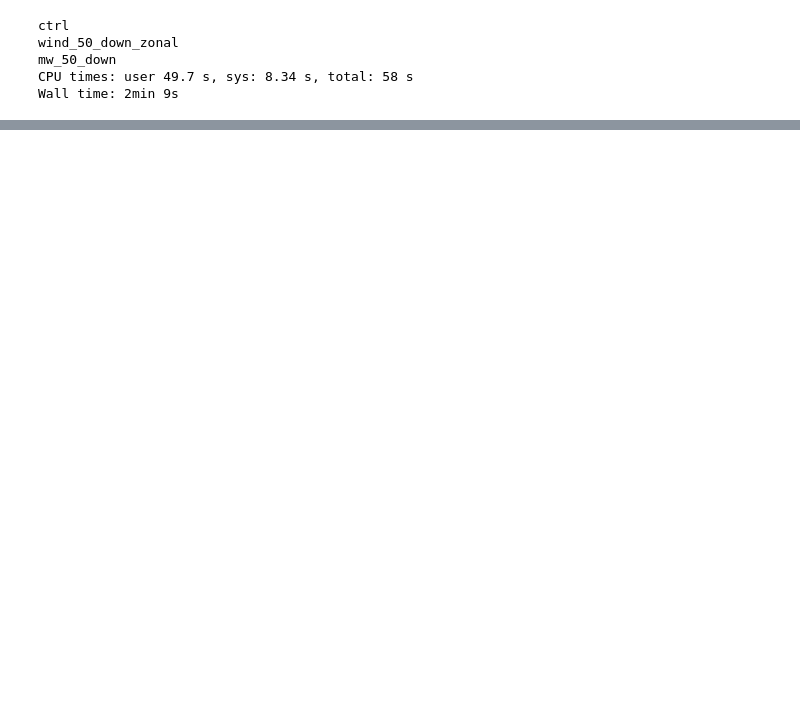
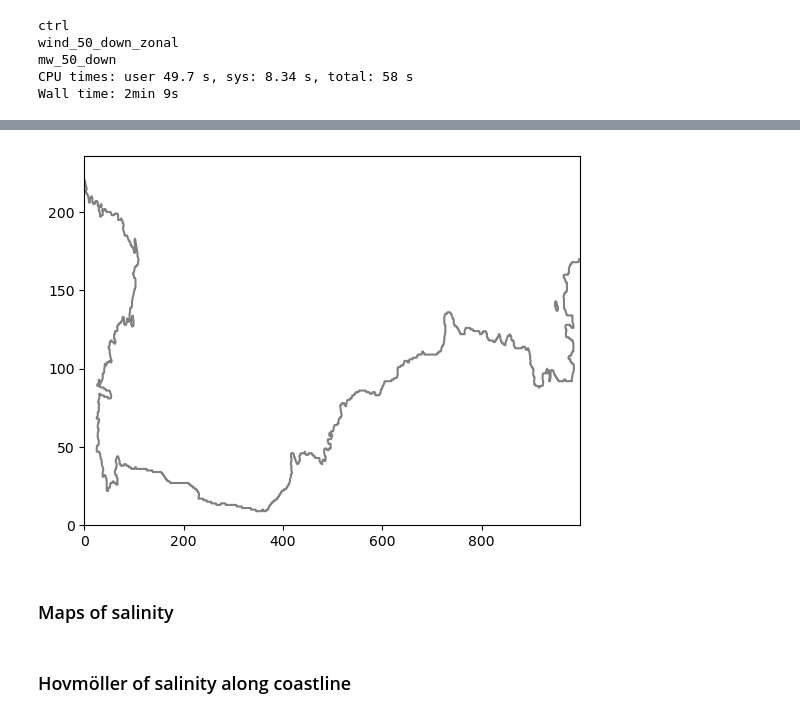
Before and after one commit to schmidt-christina/Schmidt_et_al_2025b, a Jupyter notebook: processing_published_data.ipynb, the cells around one changed output, grey strips where cells are left out. Saved outputs shown, nothing was run; the diff lists cells and outputs as text; code cells hidden in the pictures; blank space fills up the shorter version.

```diff
--- a/processing_published_data.ipynb
+++ b/processing_published_data.ipynb
@@ -558,0 +650,18 @@ ds_swmt.to_netcdf(path_data_published + 'Surface_water_mass_transformation_Ross_
+# %%
+# Function to compute cumulative distances along a lat/lon line
+def distance_along_line(lat_line, lon_line, return_cum_dist=False):
+    # Initialize an array to store the distances
+    distances = np.zeros(len(lat_line) - 1)
+
+    # Loop over each consecutive pair of points and compute the distance
+    for i in range(len(lat_line) - 1):
+        distances[i] = haversine(lat_line[i], lon_line[i],
+                                 lat_line[i+1], lon_line[i+1])
+
+    # Calculate the cumulative distance along the line
+    cumulative_distances = np.cumsum(distances)
+
+    if return_cum_dist == True:
+        return cumulative_distances
+    else:
+        return distances
@@ -558,0 +672,34 @@ ds_swmt.to_netcdf(path_data_published + 'Surface_water_mass_transformation_Ross_
+# %%
+""" Coastal contour"""
+coast_land_mask = land_mask.sel(
+    yt_ocean=slice(-79, -69), xt_ocean=slice(-200, -100))
+xt_ocean = coast_land_mask.xt_ocean
+yt_ocean = coast_land_mask.yt_ocean
+x_contour = []
+y_contour = []
+
+# Create the contour:
+cs = plt.contour(coast_land_mask, levels=[0], colors='grey')
+
+for collection in cs.collections:
+    for path in collection.get_paths():
+        for ii in range(np.size(path.vertices[:, 0])):
+            x_contour.append(int(np.round(path.vertices[ii][0])))
+            y_contour.append(int(np.round(path.vertices[ii][1])))
+
+lat_contour = np.zeros((len(x_contour)))
+lon_contour = np.zeros((len(x_contour)))
+
+for ii in range(len(x_contour)):
+    lon_contour[ii] = coast_land_mask.xt_ocean[x_contour[ii]]
+    lat_contour[ii] = coast_land_mask.yt_ocean[y_contour[ii]]
+
+# for this coastal contour delete last indices which enclose islands
+lat_contour = lat_contour[:-49]
+lon_contour = lon_contour[:-49]
+dist_contour = distance_along_line(
+    lat_contour, lon_contour, return_cum_dist=True)
+# %% [output]
+[figure, added]
+# %% [markdown]
+### Maps of salinity
@@ -558,0 +737,2 @@ ds_swmt.to_netcdf(path_data_published + 'Surface_water_mass_transformation_Ross_
+# %% [markdown]
+### Hovmöller of salinity along coastline
```
Also changed, not shown: parts of 22 cells of this notebook.
